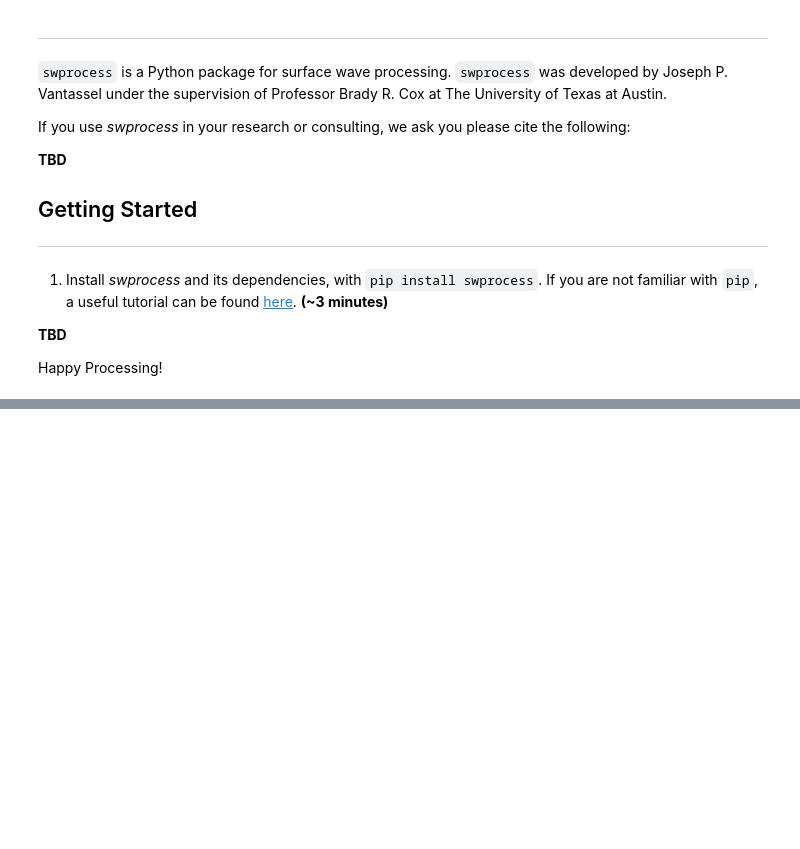
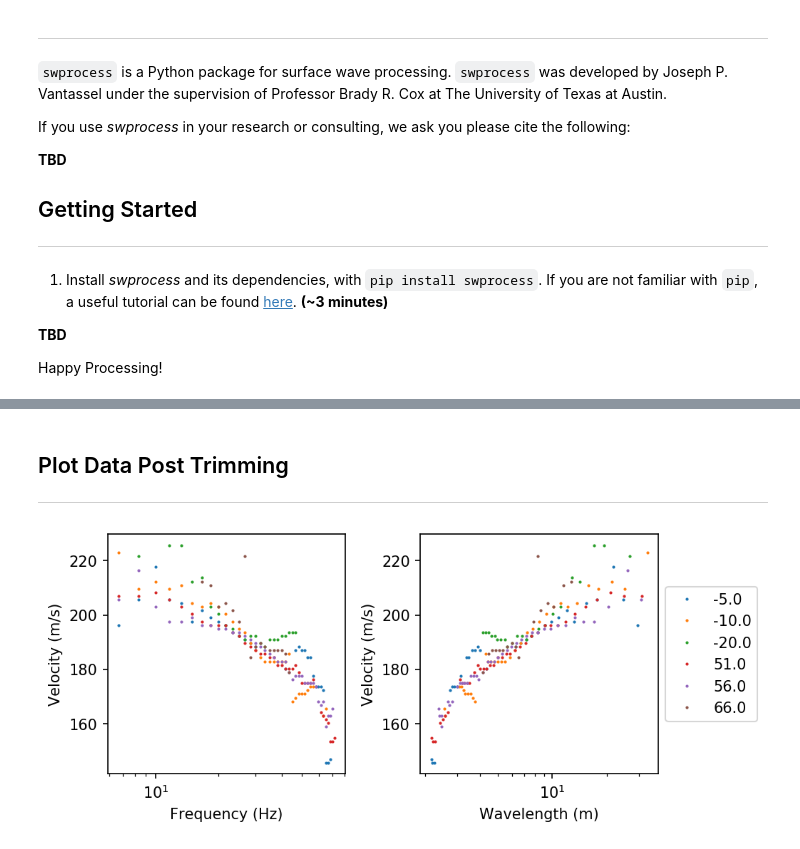
Before and after one commit to jpvantassel/swprocess, a Jupyter notebook: examples/stats/stats.ipynb, the cells around one changed output, grey strips where cells are left out. Drawn from its saved outputs; the diff is of its cells as text; code cells hidden in the pictures; blank space fills up the shorter version.

```diff
--- a/examples/stats/stats.ipynb
+++ b/examples/stats/stats.ipynb
@@ -68,5 +133,10 @@ peaksuite = swprocess.PeaksSuite.from_jsons(fname)
+# %% [markdown]
+## Plot Data Post Trimming
+---
 # %%
-peaksuite.blitz("velocity", (None, 1000))
-fig, ax = peaksuite.plot()
-ax[0].legend(loc="center left", bbox_to_anchor=(1,0.5))
+%matplotlib inline
+fig, axs = peaksuite.plot(xtype=[x for x, _ in domains], ytype=[y for _, y in domains])
+axs[-1].legend(loc="center left", bbox_to_anchor=(1,0.5))
 plt.show()
+# %% [output]
+[figure, added]
```
Also changed, not shown: parts of 22 cells of this notebook, 3 other files.
